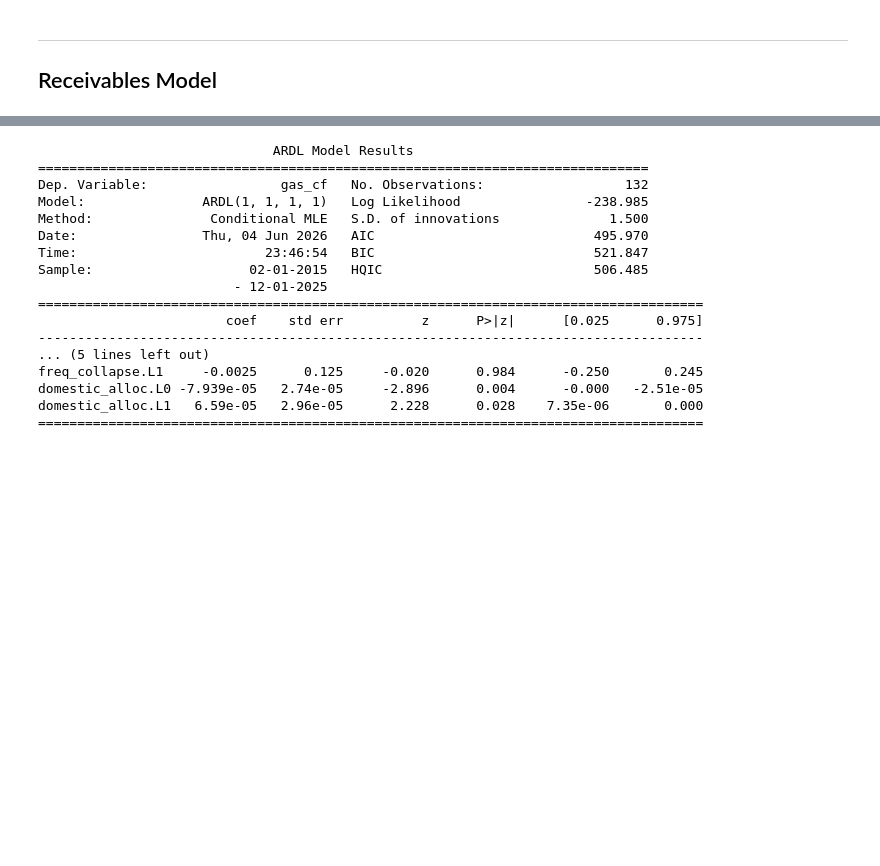
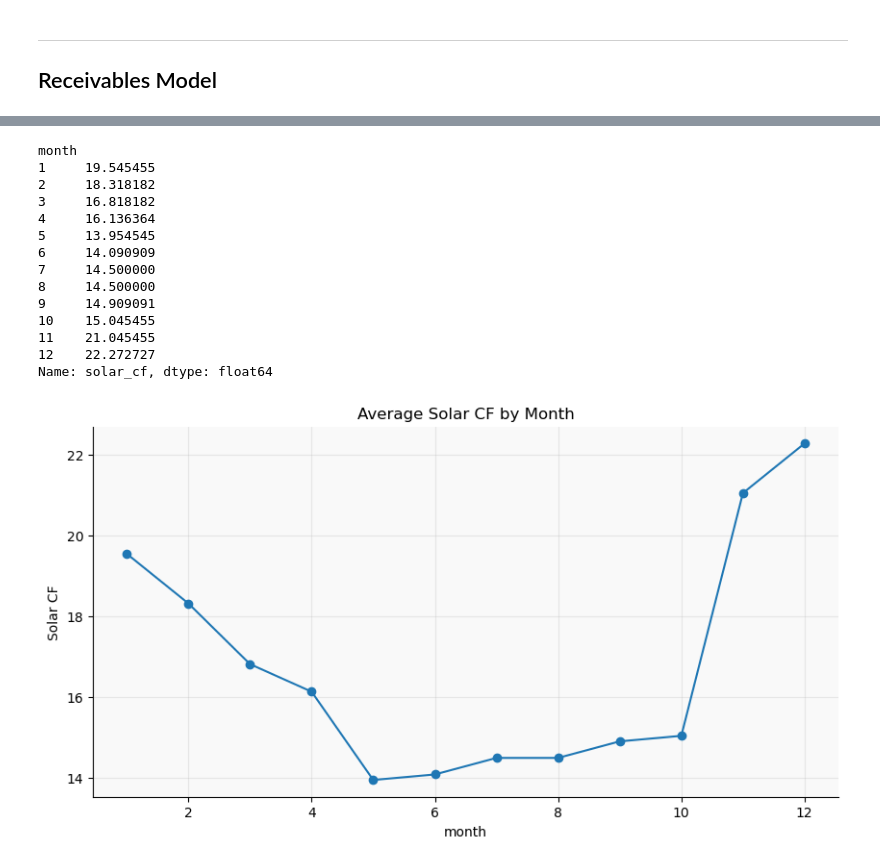
Before and after one commit to I-Sobe/nigeria-integrated-energy-model, a Jupyter notebook: integrated_gas_solar_model.ipynb, the cells around one changed output, grey strips where cells are left out. Drawn from its saved outputs; the diff is of its cells as text; code cells hidden in the pictures; blank space fills up the shorter version.

```diff
--- a/integrated_gas_solar_model.ipynb
+++ b/integrated_gas_solar_model.ipynb
@@ -2254,40 +2080,40 @@ gas_cf.L1         1.431e-06      4.712   3.04e-07      1.000      -9.327       9
-# %%
-# ═══════════════════════════════════════════════════════════════════════
-# GAS CF ARDL FOR UECM / BOUNDS TEST
-# ═══════════════════════════════════════════════════════════════════════
-
-from statsmodels.tsa.ardl import ARDL
-
-receivables_ardl_ecm = ARDL(
-    endog=df["receivables"],
-    lags=1,
-    exog=df[
-        [
-            "vandalism_idx",
-            "freq_collapse",
-            "domestic_alloc"
-        ]
-    ],
-    order=1,          # force lag 1 on every variable
-    trend="c"
-).fit()
-
-print(gcf_ardl_ecm.summary())
-# %% [output]
-                              ARDL Model Results
-==============================================================================
-Dep. Variable:                 gas_cf   No. Observations:                  132
-Model:               ARDL(1, 1, 1, 1)   Log Likelihood                -238.985
-Method:               Conditional MLE   S.D. of innovations              1.500
-Date:                Thu, 04 Jun 2026   AIC                            495.970
-Time:                        23:46:54   BIC                            521.847
-Sample:                    02-01-2015   HQIC                           506.485
-                         - 12-01-2025
-=====================================================================================
-                        coef    std err          z      P>|z|      [0.025      0.975]
--------------------------------------------------------------------------------------
-... (5 lines left out)
-freq_collapse.L1     -0.0025      0.125     -0.020      0.984      -0.250       0.245
-domestic_alloc.L0 -7.939e-05   2.74e-05     -2.896      0.004      -0.000   -2.51e-05
-domestic_alloc.L1   6.59e-05   2.96e-05      2.228      0.028    7.35e-06       0.000
-=====================================================================================
+# %%
+# ═══════════════════════════════════════════════════════════════════════
+# MONTHLY SEASONALITY
+# ═══════════════════════════════════════════════════════════════════════
+
+df['month'] = df.index.month
+
+monthly_cf = (
+    df.groupby('month')['solar_cf']
+      .mean()
+)
+
+print(monthly_cf)
+
+monthly_cf.plot(
+    marker='o',
+    figsize=(10,5),
+    title='Average Solar CF by Month'
+)
+
+plt.ylabel('Solar CF')
+plt.grid(True)
+
+plt.show()
+# %% [output]
+month
+1     19.545455
+2     18.318182
+3     16.818182
+4     16.136364
+5     13.954545
+6     14.090909
+7     14.500000
+8     14.500000
+9     14.909091
+10    15.045455
+11    21.045455
+12    22.272727
+Name: solar_cf, dtype: float64
+[figure, added]
```
Also changed, not shown: parts of 45 cells of this notebook, 1 other file.
